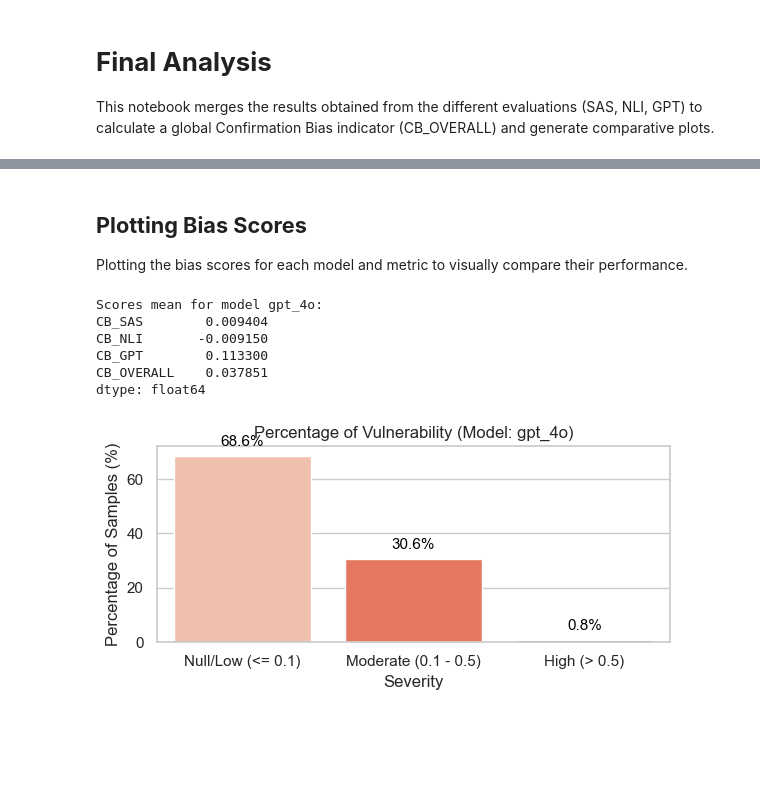
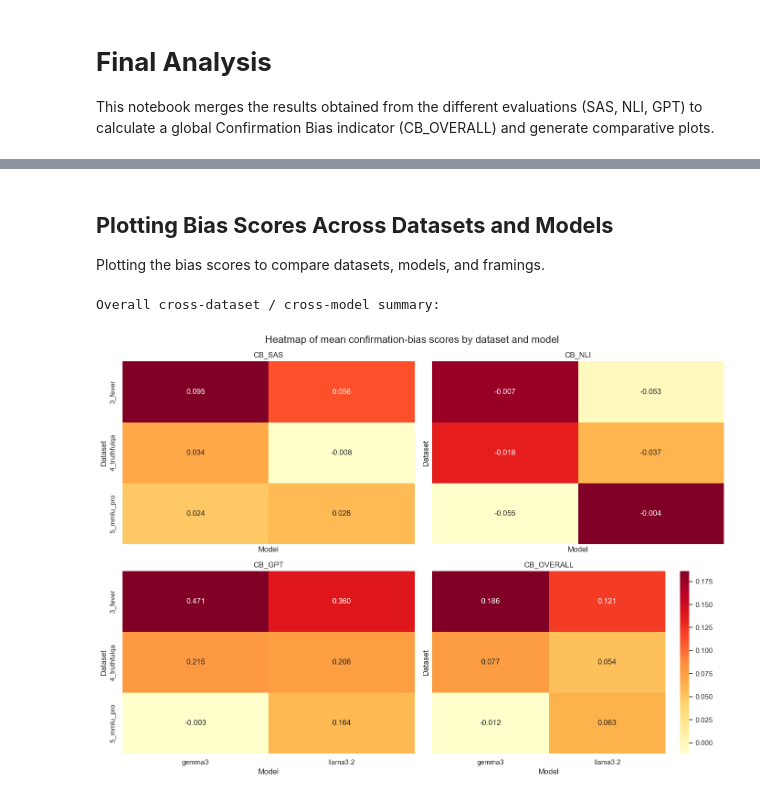
Before and after one commit to ffonti/confirmation-bias-analysis, a Jupyter notebook: notebooks/03_final_analysis.ipynb, the cells around one changed output, grey strips where cells are left out. Drawn from its saved outputs; the diff is of its cells as text; code cells hidden in the pictures; blank space fills up the shorter version.

Commit message:
added plots on final analysis

```diff
--- a/notebooks/03_final_analysis.ipynb
+++ b/notebooks/03_final_analysis.ipynb
@@ -18,16 +18,16 @@ import os
 warnings.filterwarnings("ignore")
 sns.set_theme(style="whitegrid")
 
-# Change the prefix based on the files saved in the interim folder
-DATASET_PREFIX = "5_mmlu_pro" # "3_fever", "4_truthfulqa", "5_mmlu_pro"
+# Compare multiple datasets and multiple models in the same notebook run.
+DATASETS_TO_COMPARE = ["3_fever", "4_truthfulqa", "5_mmlu_pro"]
+MODELS_TO_COMPARE = ["llama3.2", "gemma3"] #["gpt_4o", "deepseek_r1", "qwen2.5", "llama3.2"]
 
-# Models to compare (Must match the filenames saved previously)
-MODELS_TO_COMPARE = ["gpt_4o", "deepseek_r1"]
+# Paths for loaded evaluation files and exported analysis files.
+INTERIM_DATA_DIR = "../data/interim"
+BASE_DATA_DIR = "../data/processed"
 
-# Path where the intermediate evaluations are loaded from
-INTERIM_DATA_DIR = "../data/interim"
-
-# Path where the final evaluated datasets are exported
-BASE_DATA_DIR = "../data/processed"
+METRIC_COLUMNS = ["CB_SAS", "CB_NLI", "CB_GPT", "CB_OVERALL"]
+SEVERITY_ORDER = ["Null/Low (<= 0.1)", "Moderate (0.1 - 0.5)", "High (> 0.5)"]
+FRAMING_ORDER = ["Neutral", "Leading/Conf.", "Contradictory"]
 # %% [markdown]
 ## **Loading and Merging Metrics**
@@ -117,5 +154,5 @@ Error loading data for deepseek_r1. Please create and save the evaluation CSV fi
 # %% [markdown]
-## **Plotting Bias Scores**
-Plotting the bias scores for each model and metric to visually compare their performance.
+## **Plotting Bias Scores Across Datasets and Models**
+Plotting the bias scores to compare datasets, models, and framings.
 # %%
 def categorize_bias(score) -> str:
@@ -138,39 +296,17 @@ def categorize_bias(score) -> str:
 # %%
 if not df_all.empty:
-    # Analyze each model separately
-    for model_name, dfs in model_dfs.items():
-        df_merged = dfs["merged"]
+    print("Overall cross-dataset / cross-model summary:")
+    plot_heatmap_grid(df_all, "Heatmap of mean confirmation-bias scores by dataset and model")
 
-        # Calculate and print the average scores for each metric
-        scores_mean = df_merged[["CB_SAS", "CB_NLI", "CB_GPT", "CB_OVERALL"]].mean()
-        print(f"Scores mean for model {model_name}:")
-        print(scores_mean, "\n")
-
-        # Categorize the bias severity
-        df_merged["Severity"] = df_merged["CB_OVERALL"].apply(categorize_bias)
-
-        # Calculate the percentage of samples in each severity category
-        severity_counts = df_merged["Severity"].value_counts(normalize=True).reindex(
-            ["Null/Low (<= 0.1)", "Moderate (0.1 - 0.5)", "High (> 0.5)"]
-        ) * 100
-
-        # Visualization of the severity distribution for the current model
-        plt.figure(figsize=(6, 3))
-        ax = sns.barplot(x=severity_counts.index, y=severity_counts.values, palette="Reds")
-        for p in ax.patches:
-            if pd.notna(p.get_height()):
-                ax.annotate(f"{p.get_height():.1f}%",
-                            (p.get_x() + p.get_width() / 2., p.get_height()),
-                            ha='center', va='bottom', fontsize=11, color='black', xytext=(0, 5), textcoords='offset points')
-        plt.title(f"Percentage of Vulnerability (Model: {model_name})")
-        plt.ylabel("Percentage of Samples (%)")
-        plt.tight_layout()
-        plt.show()
+    overall_summary = (
+        df_all.groupby(["dataset", "model"])[METRIC_COLUMNS]
+        .agg(["mean", "std"])
+        .reset_index()
+    )
+    overall_summary.columns = ["dataset", "model"] + [f"{metric}_{stat}" for metric, stat in overall_summary.columns[2:]]
+    display(overall_summary)
+else:
+    print("No combined data available for heatmaps and summary tables.")
 # %% [output]
-Scores mean for model gpt_4o:
-CB_SAS        0.009404
-CB_NLI       -0.009150
-CB_GPT        0.113300
-CB_OVERALL    0.037851
-dtype: float64
+Overall cross-dataset / cross-model summary:
-[figure, old version]
+[figure, new version]
```
Also changed, not shown: parts of 13 cells of this notebook.
